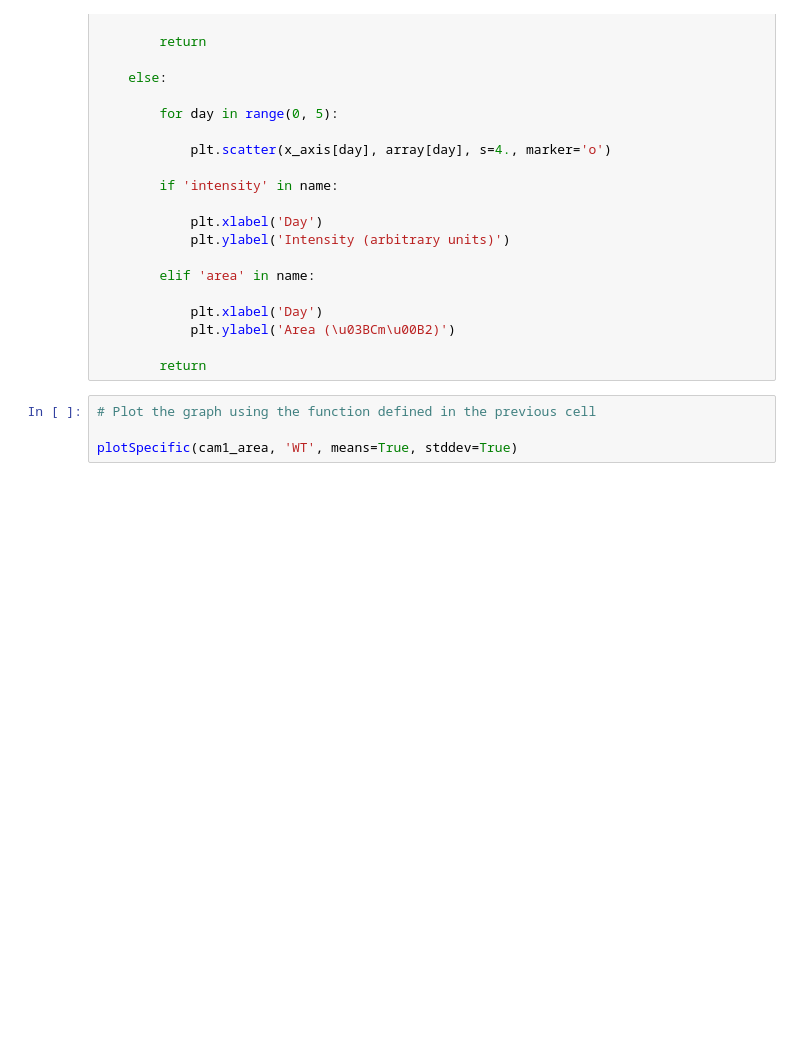
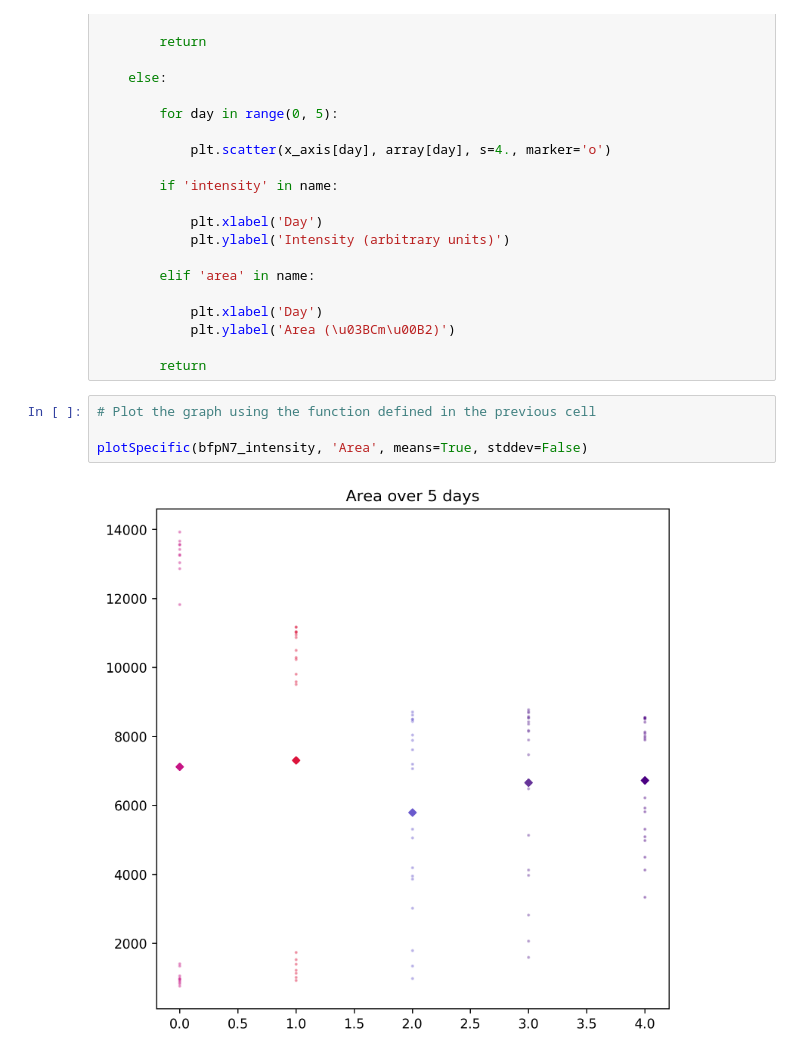
Before and after one commit to AlejoArav/doctorate_thesis_ariel_cerda, a Jupyter notebook: Marchantia Image Processing.ipynb, the cells around one changed output. Drawn from its saved outputs; the diff is of its cells as text; blank space fills up the shorter version.

Commit message:
Last version tested
It works until first graph

```diff
--- a/Marchantia Image Processing.ipynb
+++ b/Marchantia Image Processing.ipynb
@@ -1913,4 +1949,6 @@ def plotSpecific(array, name, means=False, stddev=False):
 # %%
 # Plot the graph using the function defined in the previous cell
 
-plotSpecific(cam1_area, 'WT', means=True, stddev=True)
+plotSpecific(bfpN7_intensity, 'Area', means=True, stddev=False)
+# %% [output]
+[figure, added]
```
Also changed, not shown: parts of 3 cells of this notebook.
